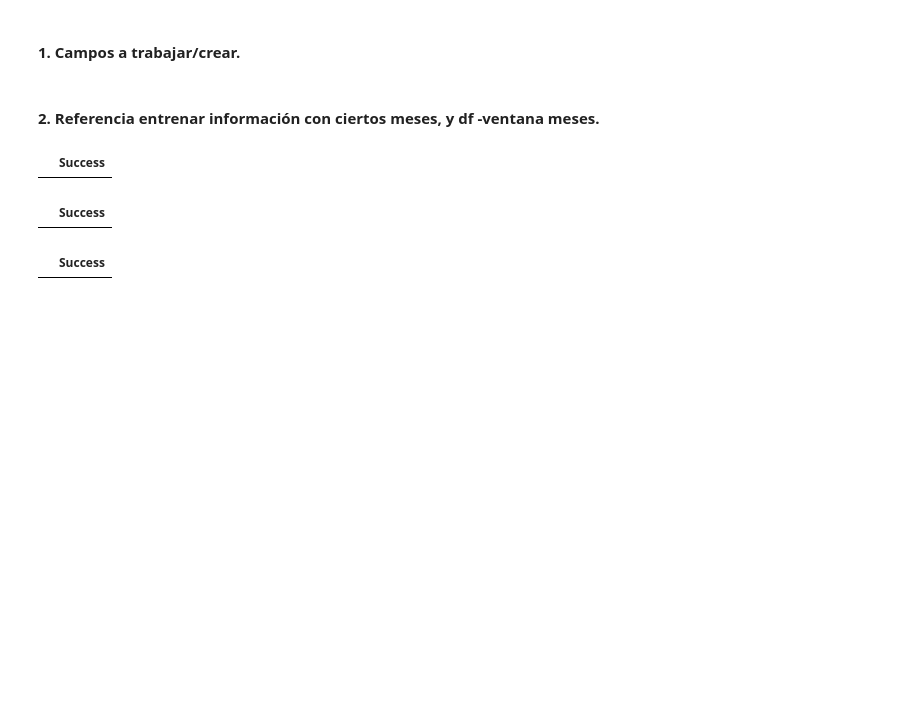
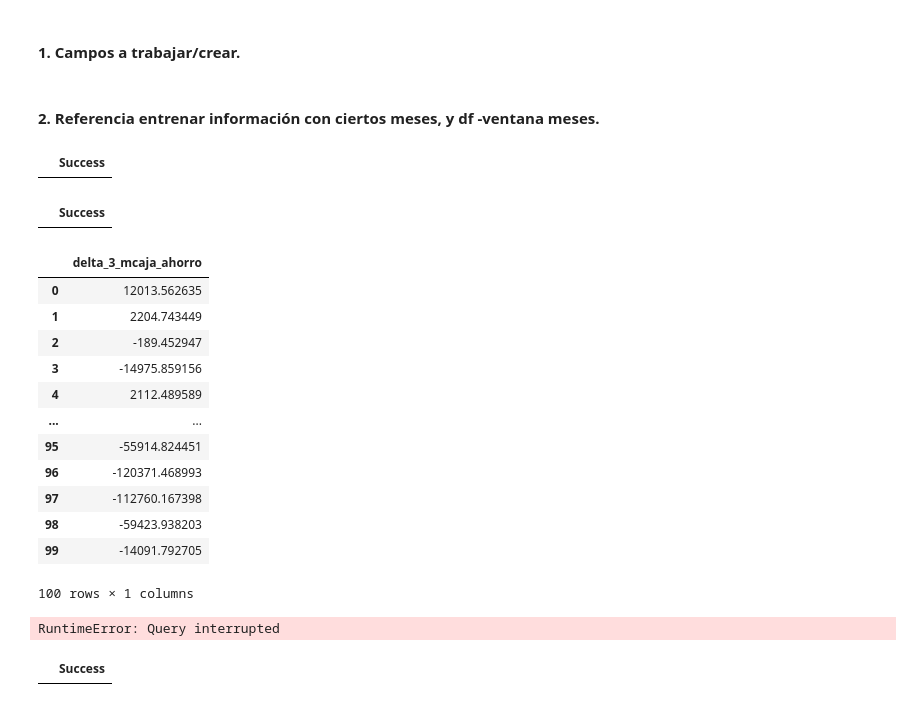
Before and after one commit to gabomasi/dmeyf2024, a Jupyter notebook: src/competencia_02/all_1df/3.future_engineering.ipynb, the cells around one changed output. Cells and saved outputs as stored; diff of their text form; code cells hidden in the pictures; blank space fills up the shorter version.

```diff
--- a/src/competencia_02/all_1df/3.future_engineering.ipynb
+++ b/src/competencia_02/all_1df/3.future_engineering.ipynb
@@ -287,22 +293,41 @@ from competencia_02_sumas_drifting
 window ventana_hist as (partition by numero_de_cliente order by foto_mes rows between {{ventana}} preceding and current row);
 # %% [output]
 |  | Success |
+# %%
+%%sql
+select delta_3_mcaja_ahorro from competencia_02_sumas_drifting limit 100 offset 3000000
+# %% [output]
+|  | delta_3_mcaja_ahorro |
+| 0 | 12013.562635 |
+| 1 | 2204.743449 |
+| 2 | -189.452947 |
+| 3 | -14975.859156 |
+| 4 | 2112.489589 |
+| ... | ... |
+| 95 | -55914.824451 |
+| 96 | -120371.468993 |
+| 97 | -112760.167398 |
+| 98 | -59423.938203 |
+| 99 | -14091.792705 |
+100 rows × 1 columns
 # %%
 #c. Exportación.
 # %%
 # Crear el array con las rutas completas de los archivos .parquet
-files = [datasets_path + f"{mes}_{ventana}.parquet" for mes in mes_all]
+files = [datasets_path + f"{mes}_{ventana}_real.parquet" for mes in mes_all]
 for i in range(0, len(mes_all)):
     # Ejecutar el comando COPY para el mes actual
     mes = mes_all[i]
     file = files[i]
     consulta = f"""
     COPY (SELECT * FROM competencia_02_sumas_drifting
-    WHERE foto_mes = {mes})
+    WHERE foto_mes = {mes}) z
     TO '{file}' (FORMAT PARQUET);
     """
     # Ejecutar la consulta generada
     %sql {{consulta}}
+# %% [output]
+RuntimeError: Query interrupted
 # %%
 #%%sql
 #COPY competencia_02_sumas_drifting TO '{{dataset_output}}' (FORMAT PARQUET);
```
Also changed, not shown: parts of 1 cell of this notebook.
